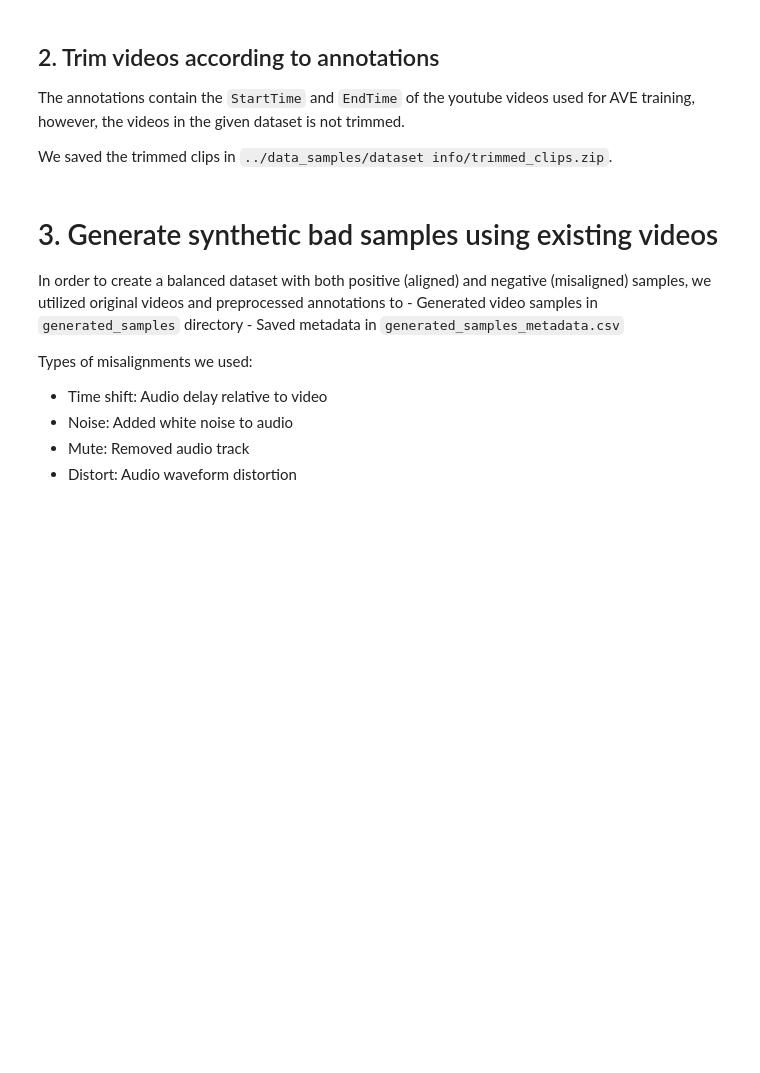
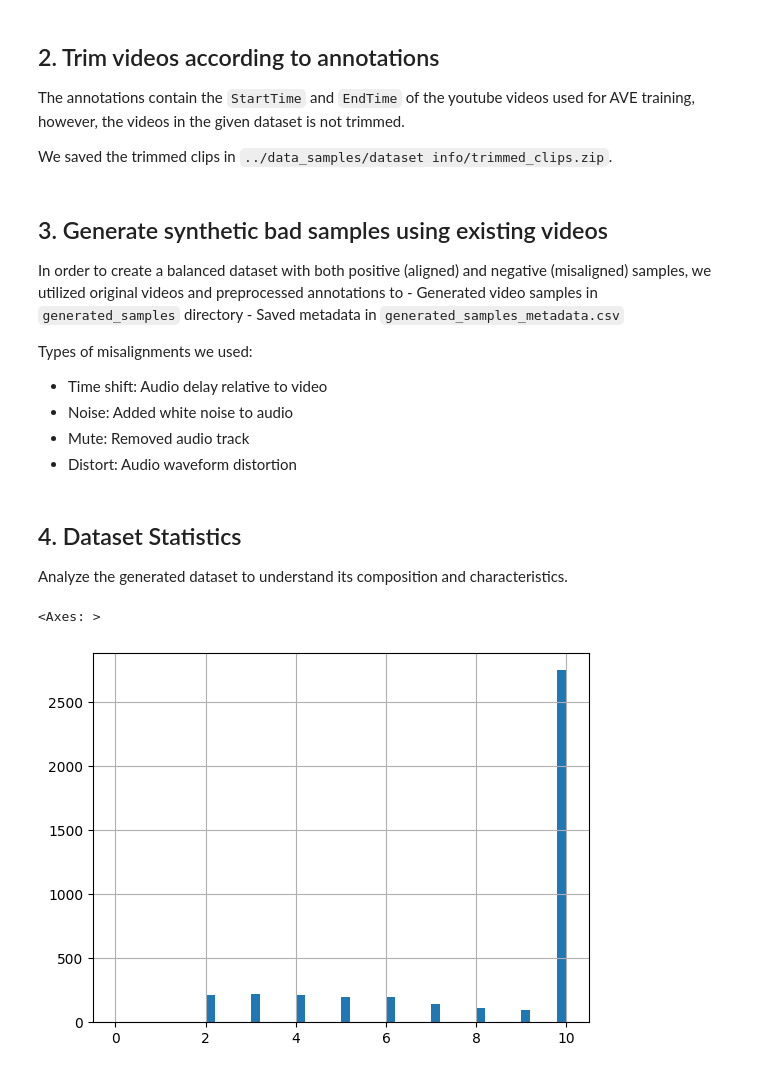
Before and after one commit to mattwang123/Visual-Audio-Alignment, a Jupyter notebook: preprocessing/data_preprocessing.ipynb, the cells around one changed output. Saved outputs shown, nothing was run; the diff lists cells and outputs as text; code cells hidden in the pictures; blank space fills up the shorter version.

```diff
--- a/preprocessing/data_preprocessing.ipynb
+++ b/preprocessing/data_preprocessing.ipynb
@@ -100,7 +111,7 @@ We saved the trimmed clips in `../data_samples/dataset info/trimmed_clips.zip`.
 
 # trim_videos(df, video_dir, output_dir)
 # %% [markdown]
-# 3. Generate synthetic bad samples using existing videos
+## 3. Generate synthetic bad samples using existing videos
 In order to create a balanced dataset with both positive (aligned) and negative (misaligned) samples, we utilized original videos and preprocessed annotations to
     - Generated video samples in `generated_samples` directory
     - Saved metadata in `generated_samples_metadata.csv`
@@ -118,3 +129,12 @@ generate_samples(
     output_dir="../data_samples/generated_samples",
     output_csv="generated_samples_metadata.csv"
 )
+# %% [markdown]
+## 4. Dataset Statistics
+
+Analyze the generated dataset to understand its composition and characteristics.
+# %%
+(df['EndTime'] - df['StartTime']).hist(bins=50)
+# %% [output]
+<Axes: >
+[figure, added]
```
Also changed, not shown: parts of 8 cells of this notebook, 3 other files.
